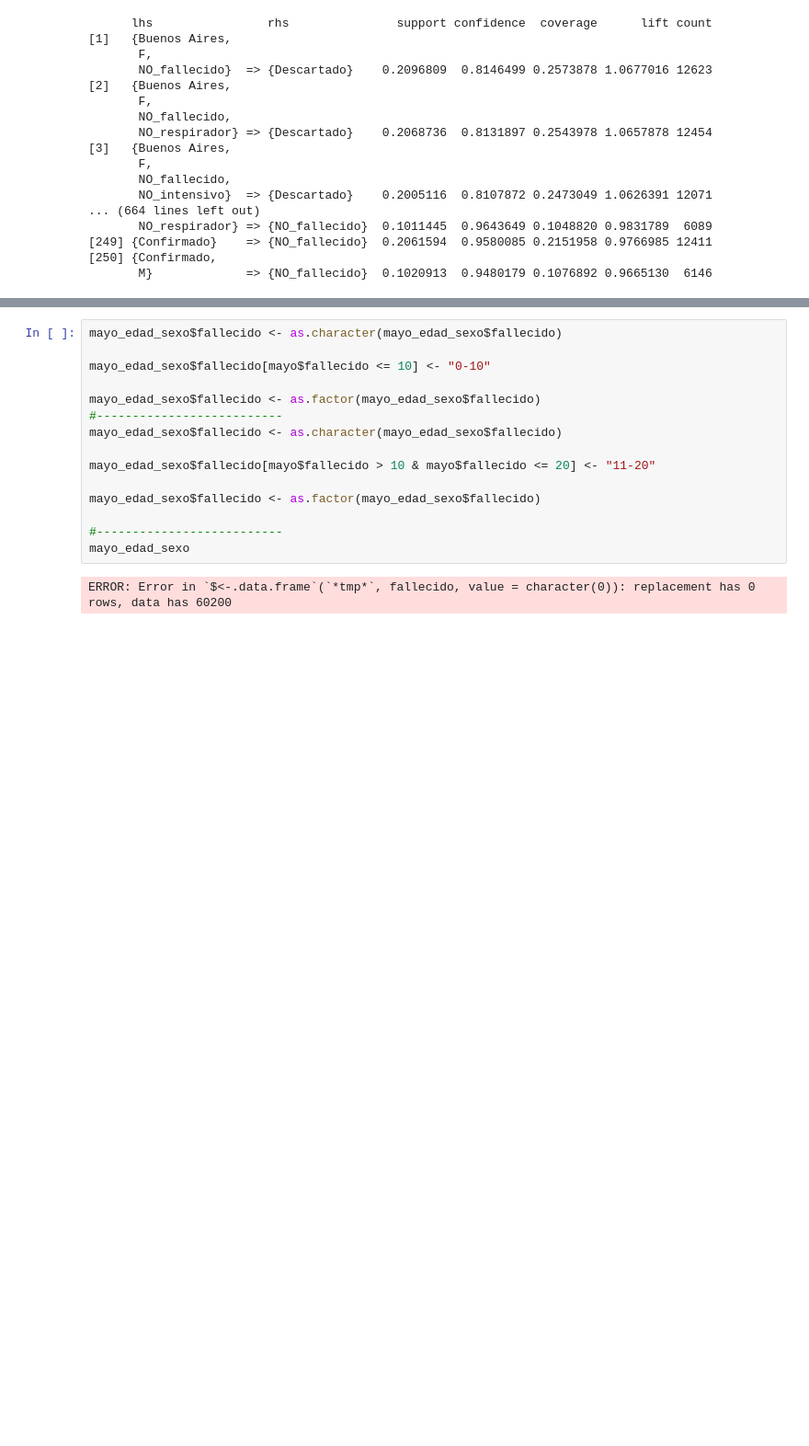
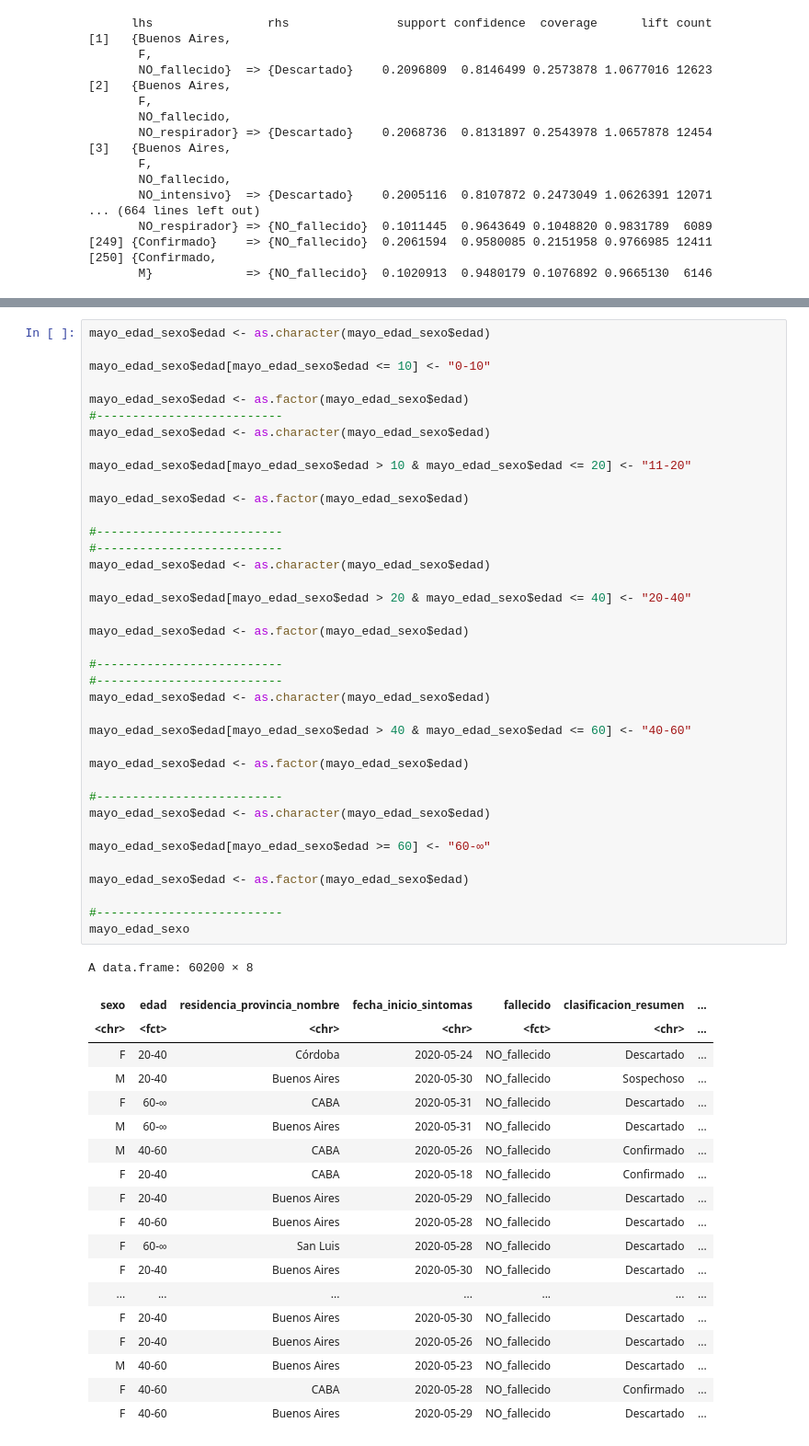
Before and after one commit to TenStrings/calidad-de-datos, a Jupyter notebook: raps/tp final/tp final.ipynb, the cells around one changed output, grey strips where cells are left out. Shown at 92% size. Saved outputs shown, nothing was run; the diff lists cells and outputs as text; blank space fills up the shorter version.

```diff
--- a/raps/tp final/tp final.ipynb
+++ b/raps/tp final/tp final.ipynb
@@ -164,17 +207,58 @@ mayo_edad_sexo<-mayo %>% select(sexo,edad)
-# %%
-mayo_edad_sexo$fallecido <- as.character(mayo_edad_sexo$fallecido)
-
-mayo_edad_sexo$fallecido[mayo$fallecido <= 10] <- "0-10"
-
-mayo_edad_sexo$fallecido <- as.factor(mayo_edad_sexo$fallecido)
-#--------------------------
-mayo_edad_sexo$fallecido <- as.character(mayo_edad_sexo$fallecido)
-
-mayo_edad_sexo$fallecido[mayo$fallecido > 10 & mayo$fallecido <= 20] <- "11-20"
-
-mayo_edad_sexo$fallecido <- as.factor(mayo_edad_sexo$fallecido)
-
-#--------------------------
-mayo_edad_sexo
-# %% [output]
-ERROR: Error in `$<-.data.frame`(`*tmp*`, fallecido, value = character(0)): replacement has 0 rows, data has 60200
+# %%
+mayo_edad_sexo$edad <- as.character(mayo_edad_sexo$edad)
+
+mayo_edad_sexo$edad[mayo_edad_sexo$edad <= 10] <- "0-10"
+
+mayo_edad_sexo$edad <- as.factor(mayo_edad_sexo$edad)
+#--------------------------
+mayo_edad_sexo$edad <- as.character(mayo_edad_sexo$edad)
+
+mayo_edad_sexo$edad[mayo_edad_sexo$edad > 10 & mayo_edad_sexo$edad <= 20] <- "11-20"
+
+mayo_edad_sexo$edad <- as.factor(mayo_edad_sexo$edad)
+
+#--------------------------
+#--------------------------
+mayo_edad_sexo$edad <- as.character(mayo_edad_sexo$edad)
+
+mayo_edad_sexo$edad[mayo_edad_sexo$edad > 20 & mayo_edad_sexo$edad <= 40] <- "20-40"
+
+mayo_edad_sexo$edad <- as.factor(mayo_edad_sexo$edad)
+
+#--------------------------
+#--------------------------
+mayo_edad_sexo$edad <- as.character(mayo_edad_sexo$edad)
+
+mayo_edad_sexo$edad[mayo_edad_sexo$edad > 40 & mayo_edad_sexo$edad <= 60] <- "40-60"
+
+mayo_edad_sexo$edad <- as.factor(mayo_edad_sexo$edad)
+
+#--------------------------
+mayo_edad_sexo$edad <- as.character(mayo_edad_sexo$edad)
+
+mayo_edad_sexo$edad[mayo_edad_sexo$edad >= 60] <- "60-∞"
+
+mayo_edad_sexo$edad <- as.factor(mayo_edad_sexo$edad)
+
+#--------------------------
+mayo_edad_sexo
+# %% [output]
+A data.frame: 60200 × 8
+| sexo | edad | residencia_provincia_nombre | fecha_inicio_sintomas | fallecido | clasificacion_resumen | ... |
+| <chr> | <fct> | <chr> | <chr> | <fct> | <chr> | ... |
+| F | 20-40 | Córdoba | 2020-05-24 | NO_fallecido | Descartado | ... |
+| M | 20-40 | Buenos Aires | 2020-05-30 | NO_fallecido | Sospechoso | ... |
+| F | 60-∞ | CABA | 2020-05-31 | NO_fallecido | Descartado | ... |
+| M | 60-∞ | Buenos Aires | 2020-05-31 | NO_fallecido | Descartado | ... |
+| M | 40-60 | CABA | 2020-05-26 | NO_fallecido | Confirmado | ... |
+| F | 20-40 | CABA | 2020-05-18 | NO_fallecido | Confirmado | ... |
+| F | 20-40 | Buenos Aires | 2020-05-29 | NO_fallecido | Descartado | ... |
+| F | 40-60 | Buenos Aires | 2020-05-28 | NO_fallecido | Descartado | ... |
+| F | 60-∞ | San Luis | 2020-05-28 | NO_fallecido | Descartado | ... |
+| F | 20-40 | Buenos Aires | 2020-05-30 | NO_fallecido | Descartado | ... |
+| ... | ... | ... | ... | ... | ... | ... |
+| F | 20-40 | Buenos Aires | 2020-05-30 | NO_fallecido | Descartado | ... |
+| F | 20-40 | Buenos Aires | 2020-05-26 | NO_fallecido | Descartado | ... |
+| M | 40-60 | Buenos Aires | 2020-05-23 | NO_fallecido | Descartado | ... |
+| F | 40-60 | CABA | 2020-05-28 | NO_fallecido | Confirmado | ... |
+| F | 40-60 | Buenos Aires | 2020-05-29 | NO_fallecido | Descartado | ... |
```
Also changed, not shown: parts of 16 cells of this notebook.
